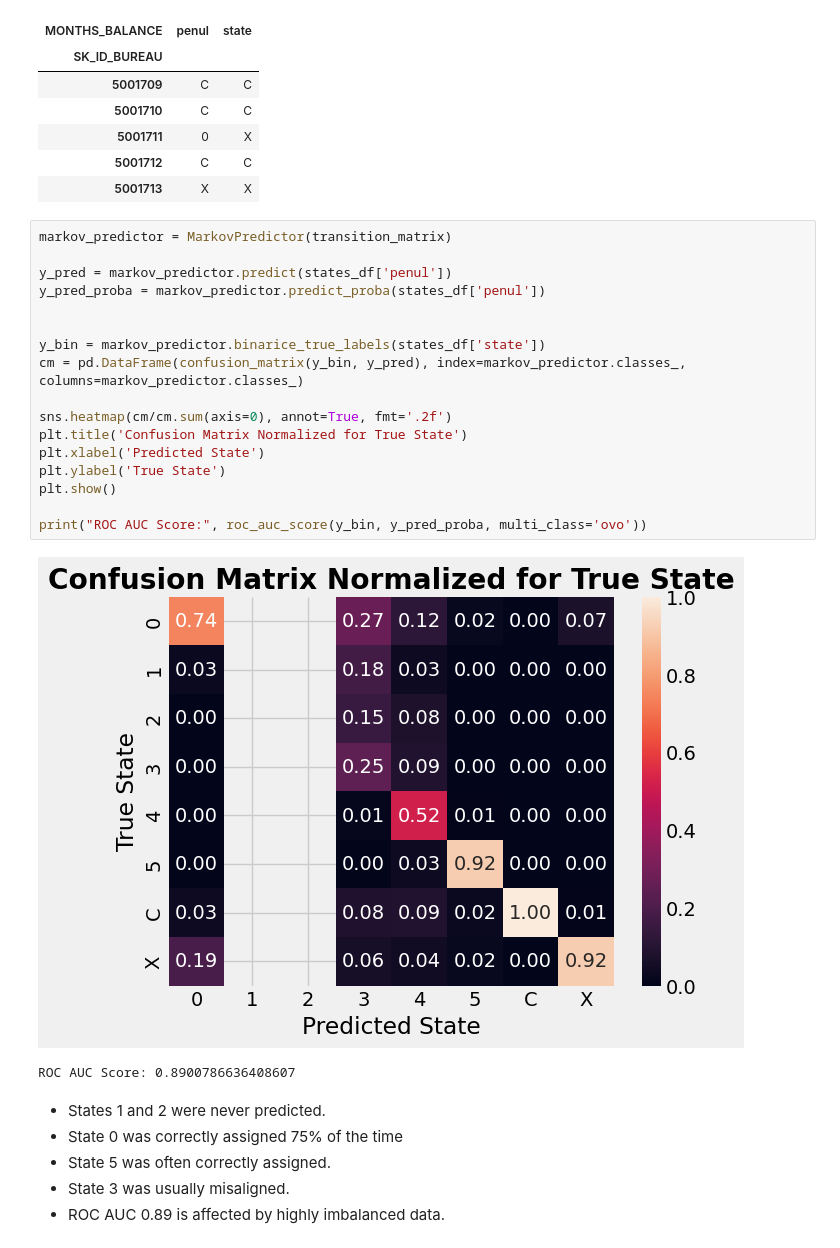
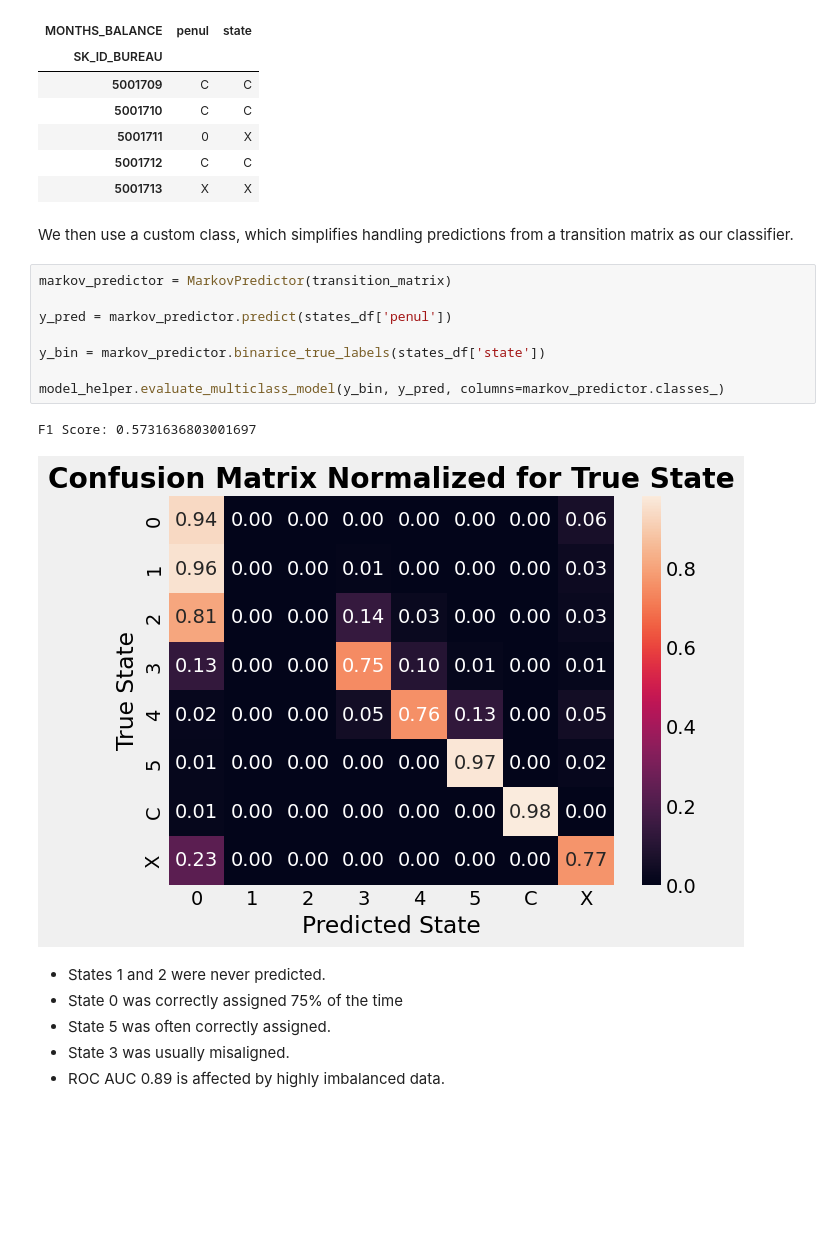
Before and after one commit to Sauciu1/defaulting-risk, a Jupyter notebook: notebooks/nb5_bureau_balance.ipynb, the cells around one changed output. Cells and saved outputs as stored; diff of their text form; blank space fills up the shorter version.

```diff
--- a/notebooks/nb5_bureau_balance.ipynb
+++ b/notebooks/nb5_bureau_balance.ipynb
@@ -181,26 +194,19 @@ states_df.head()
 | 5001711 | 0 | X |
 | 5001712 | C | C |
 | 5001713 | X | X |
+# %% [markdown]
+We then use a custom class, which simplifies handling predictions from a transition matrix as our classifier.
 # %%
 markov_predictor = MarkovPredictor(transition_matrix)
 
 y_pred = markov_predictor.predict(states_df['penul'])
-y_pred_proba = markov_predictor.predict_proba(states_df['penul'])
-
 
 y_bin = markov_predictor.binarice_true_labels(states_df['state'])
-cm = pd.DataFrame(confusion_matrix(y_bin, y_pred), index=markov_predictor.classes_, columns=markov_predictor.classes_)
 
-sns.heatmap(cm/cm.sum(axis=0), annot=True, fmt='.2f')
-plt.title('Confusion Matrix Normalized for True State')
-plt.xlabel('Predicted State')
-plt.ylabel('True State')
-plt.show()
-
-print("ROC AUC Score:", roc_auc_score(y_bin, y_pred_proba, multi_class='ovo'))
+model_helper.evaluate_multiclass_model(y_bin, y_pred, columns=markov_predictor.classes_)
 # %% [output]
+F1 Score: 0.5731636803001697
-[figure, old version]
+[figure, new version]
-ROC AUC Score: 0.8900786636408607
 # %% [markdown]
 * States 1 and 2 were never predicted.
 * State 0 was correctly assigned 75% of the time
```
Also changed, not shown: parts of 23 cells of this notebook, 6 other files.
